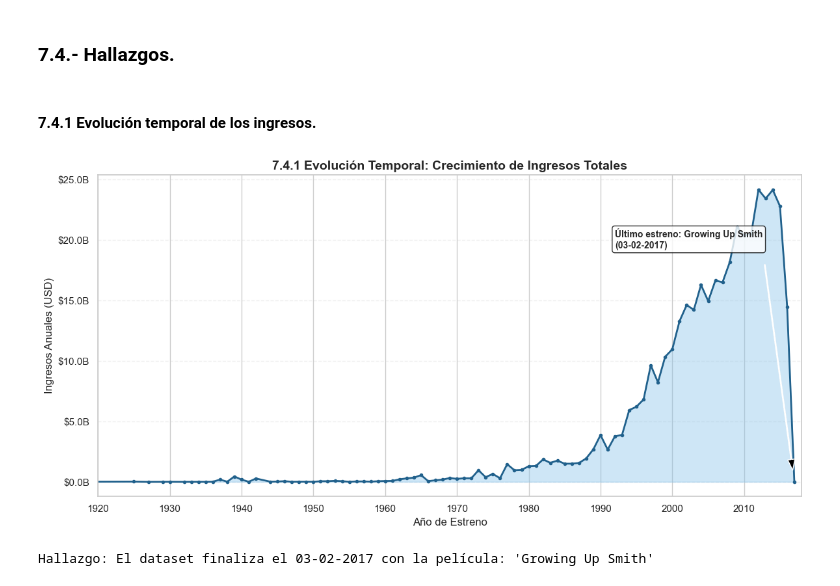
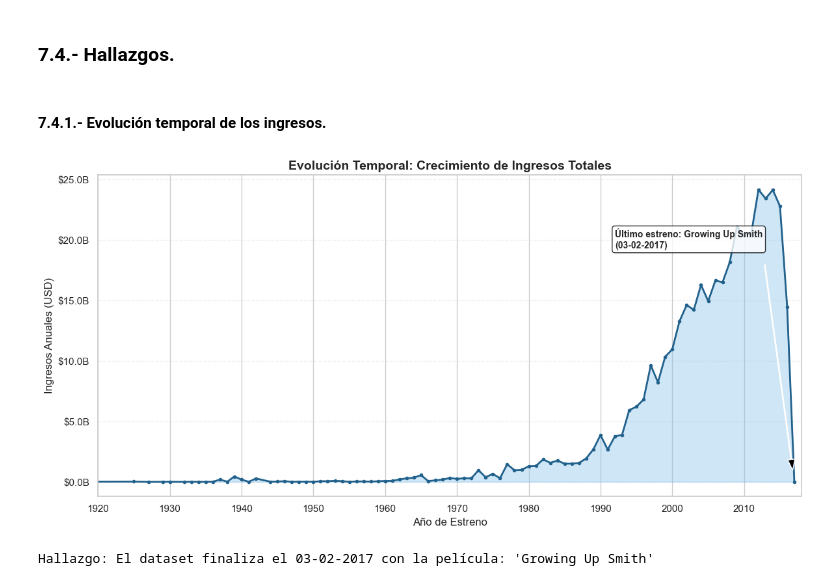
Before and after one commit to CesaReveron/An-lisis-de-Dataset-5000-Peliculas, a Jupyter notebook: analisis_previo.ipynb, the cells around one changed output. Cells and saved outputs as stored; diff of their text form; code cells hidden in the pictures.

```diff
--- a/analisis_previo.ipynb
+++ b/analisis_previo.ipynb
@@ -447,7 +447,7 @@ plt.rcParams['figure.figsize'] = (12, 6)
 # Cargamos el dataset final
 df = pd.read_parquet("dataset_final_limpio.parquet")
 # %% [markdown]
-#### 7.4.1 Evolución temporal de los ingresos.
+#### 7.4.1.- Evolución temporal de los ingresos.
 # %%
 import matplotlib.ticker as ticker
 
@@ -465,33 +465,33 @@ fecha_formateada = ultima_fecha.strftime('%d-%m-%Y')
 nombre_ultima = df.loc[df[col_fecha] == ultima_fecha, 'titulo' if 'titulo' in df.columns else 'title'].iloc[0]
 
 # 3. Configurar el gráfico
 plt.figure(figsize=(12, 6))
 
 # Dibujamos el área y la línea
 plt.fill_between(evolucion_ingresos.index, evolucion_ingresos.values, color='#85C1E9', alpha=0.4)
 plt.plot(evolucion_ingresos.index, evolucion_ingresos.values, color='#21618C', linewidth=2, marker='o', markersize=3)
 
 # --- ANOTACIÓN DE LA ÚLTIMA FECHA ---
 plt.annotate(f'Último estreno: {nombre_ultima}\n({fecha_formateada})',
              xy=(ultima_fecha.year, evolucion_ingresos.get(ultima_fecha.year, 0)),
              xytext=(ultima_fecha.year - 25, evolucion_ingresos.max() * 0.8),
              arrowprops=dict(facecolor='black', shrink=0.05, width=1, headwidth=8),
              fontsize=10, fontweight='bold', bbox=dict(boxstyle="round,pad=0.3", fc="white", ec="black", alpha=0.8))
 
 # --- FORMATEO ---
 plt.gca().yaxis.set_major_formatter(ticker.FuncFormatter(lambda x, p: f'${x*1e-9:.1f}B'))
 plt.gca().xaxis.set_major_locator(ticker.MultipleLocator(10))
 
-plt.title('7.4.1 Evolución Temporal: Crecimiento de Ingresos Totales', fontsize=14, fontweight='bold')
+plt.title('Evolución Temporal: Crecimiento de Ingresos Totales', fontsize=14, fontweight='bold')
 plt.xlabel('Año de Estreno')
 plt.ylabel('Ingresos Anuales (USD)')
 plt.grid(axis='y', linestyle='--', alpha=0.3)
 plt.xlim(1920, ultima_fecha.year + 1)
 
 plt.tight_layout()
 plt.show()
 
 print(f"Hallazgo: El dataset finaliza el {fecha_formateada} con la película: '{nombre_ultima}'")
 # %% [output]
-[figure, old version]
+[figure, new version]
 Hallazgo: El dataset finaliza el 03-02-2017 con la película: 'Growing Up Smith'
```
Also changed, not shown: parts of 2 cells of this notebook.
